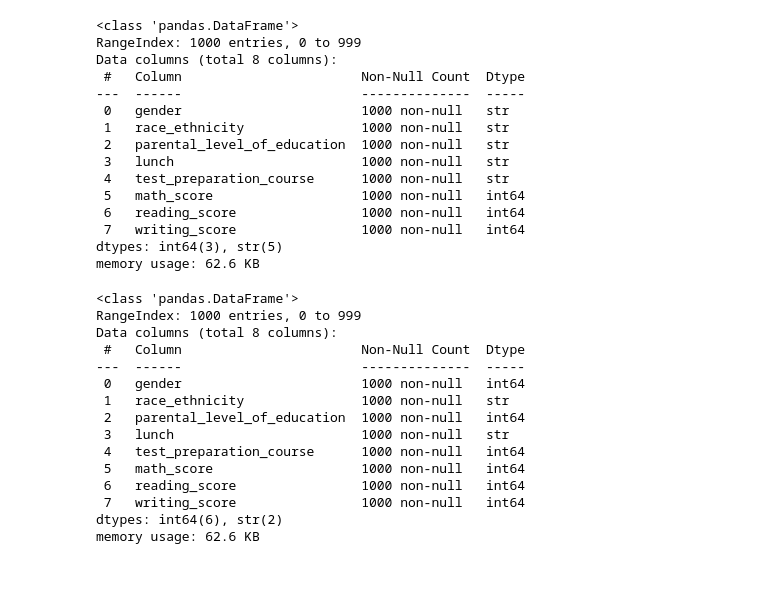
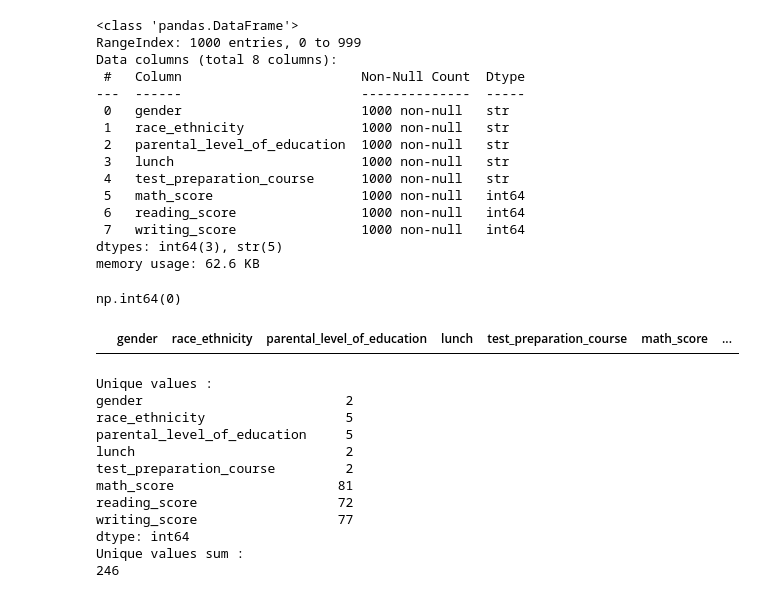
Before and after one commit to dhanrajkandpal/merry-pie, a Jupyter notebook: src/EDA.ipynb, the cells around one changed output. Cells and saved outputs as stored; diff of their text form; code cells hidden in the pictures.

```diff
--- a/src/EDA.ipynb
+++ b/src/EDA.ipynb
@@ -43,21 +43,27 @@ mapping = {
 data['parental_level_of_education'] = data['parental_level_of_education'].map(mapping)
 # %%
 data['test_preparation_course']=data['test_preparation_course'].map({'none':0,'completed':1})
+# %%
+data.duplicated().sum()
+# %% [output]
+np.int64(0)
 # %%
-data['']
+data[data.duplicated()]
 # %% [output]
-<class 'pandas.DataFrame'>
-RangeIndex: 1000 entries, 0 to 999
-Data columns (total 8 columns):
- #   Column                       Non-Null Count  Dtype
----  ------                       --------------  -----
- 0   gender                       1000 non-null   int64
- 1   race_ethnicity               1000 non-null   str
- 2   parental_level_of_education  1000 non-null   int64
- 3   lunch                        1000 non-null   str
- 4   test_preparation_course      1000 non-null   int64
- 5   math_score                   1000 non-null   int64
- 6   reading_score                1000 non-null   int64
- 7   writing_score                1000 non-null   int64
-dtypes: int64(6), str(2)
-memory usage: 62.6 KB
+|  | gender | race_ethnicity | parental_level_of_education | lunch | test_preparation_course | math_score | ... |
+# %%
+print(f"Unique values : \n{data.nunique()}")
+print(f"Unique values sum : \n{data.nunique().sum()}")
+# %% [output]
+Unique values :
+gender                          2
+race_ethnicity                  5
+parental_level_of_education     5
+lunch                           2
+test_preparation_course         2
+math_score                     81
+reading_score                  72
+writing_score                  77
+dtype: int64
+Unique values sum :
+246
```
Also changed, not shown: parts of 5 cells of this notebook, 1 other file.
